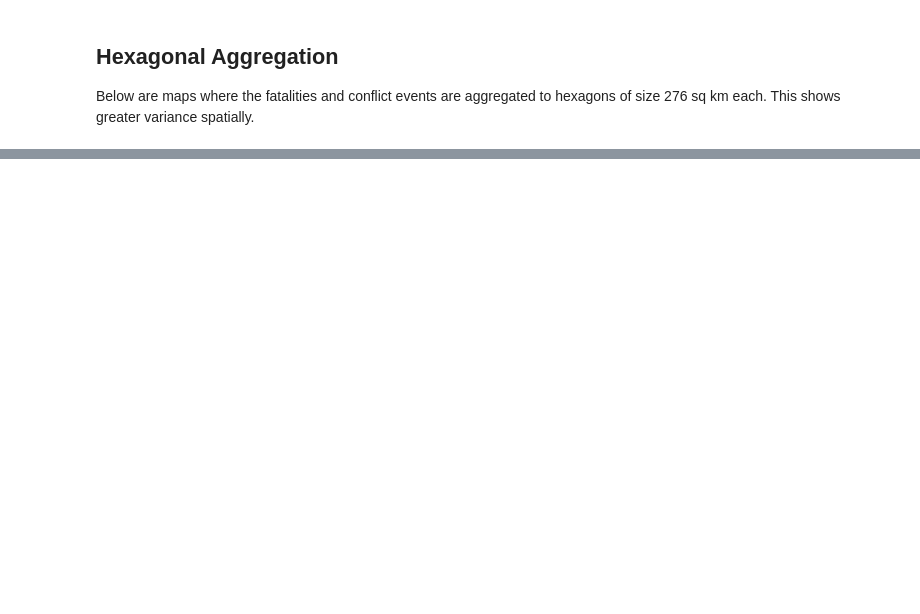
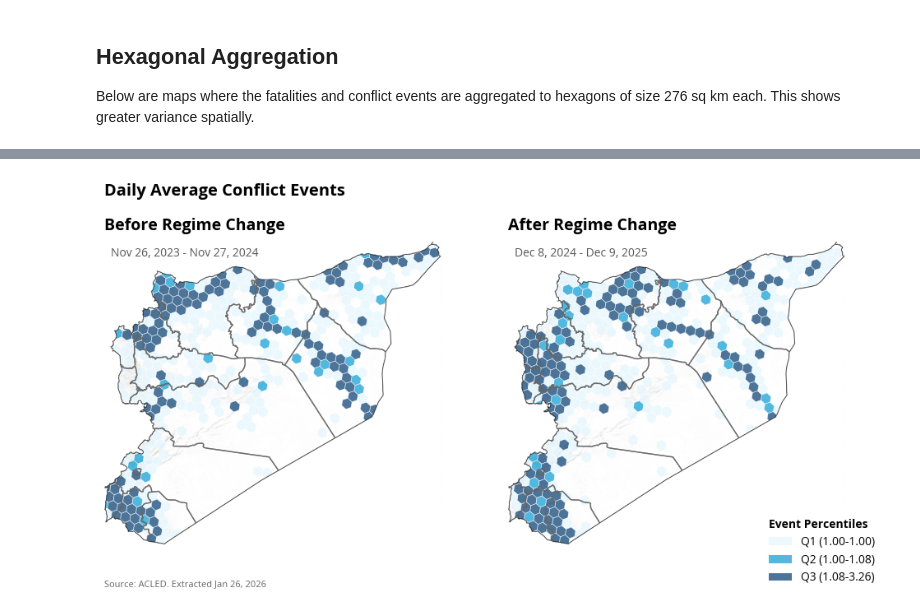
Before and after one commit to datapartnership/syria-economic-monitor, a Jupyter notebook: notebooks/conflict/acled_post_assad.ipynb, the cells around one changed output, grey strips where cells are left out. Cells and saved outputs as stored; diff of their text form; code cells hidden in the pictures; blank space fills up the shorter version.

```diff
--- a/notebooks/conflict/acled_post_assad.ipynb
+++ b/notebooks/conflict/acled_post_assad.ipynb
@@ -52,5 +72,5 @@ data.loc[:, "category"] = data["event_date"].apply(get_conflict_category)
 # %%
-# data.to_csv('../../data/conflict/raw_acled_20250505.csv')
-data = pd.read_csv("../../data/conflict/raw_acled_20250505.csv")
-analysis.data_type_conversion(data)
+data.to_csv(f'../../data/conflict/raw_acled_{extracted_date}.csv')
+data = pd.read_csv(f"../../data/conflict/raw_acled_{extracted_date}.csv")
+processing.data_type_conversion(data)
 # %%
@@ -437,6 +135,6 @@ syria_adm0 = gpd.read_file("../../data/boundaries/syr_admin0.shp")
 ## Hexagonal Aggregation
 Below are maps where the fatalities and conflict events are aggregated to hexagons of size 276 sq km each. This shows greater variance spatially.
 # %%
-syria_h3 = convert_to_h3_grid(syria_adm0, resolution=5)
+syria_h3 = processing.convert_to_h3_grid(syria_adm0, resolution=5)
 # %%
 data["event_date"] = pd.to_datetime(data["event_date"])
@@ -801,0 +178,75 @@ fig, ax = create_bivariate_conflict_map(conflict_daily_h3, "Conflict Patterns in
+# %%
+category_list = ['Before Regime Change', 'After Regime Change']
+# %%
+fig, ax = visuals.get_h3_maps(
+    conflict_daily_h3_mean,
+    'Daily Average Conflict Events',
+    measure='nrEvents',
+    category_list=category_list,
+    custom_colors=["#E3F6FD",
+    "#089BD4",
+    "#023B6F"],
+    country_boundary=syria_adm0,
+    admin1_boundary=syria_adm1,
+    basemap_choice=MAPBOX_BASEMAP_URL,
+    basemap_alpha=0.5,
+        date_ranges={
+        'Before Regime Change': 'Nov 26, 2023 - Nov 27, 2024',
+        'After Regime Change': 'Dec 8, 2024 - Dec 9, 2025'
+    },
+    legend_title='Event Percentiles'
+)
+
+fig, ax = visuals.get_h3_maps(
+    conflict_daily_h3_mean,
+    'Daily Average Conflict Fatalities',
+    measure='nrFatalities',
+    category_list=category_list,
+    custom_colors=['#ffd6b9', '#f99c78',  '#870000'],
+    country_boundary=syria_adm0,
+    admin1_boundary=syria_adm1,
+    basemap_choice=MAPBOX_BASEMAP_URL,
+    basemap_alpha=0.5,
+    date_ranges={
+        'Before Regime Change': 'Nov 26, 2023 - Nov 27, 2024',
+        'After Regime Change': 'Dec 8, 2024 - Dec 9, 2025'
+    },
+    legend_title='Fatality Percentiles'
+)
+
+fig, ax = visuals.get_h3_maps(
+    conflict_daily_h3_mean,
+    title = 'Daily Average Conflict Index',
+    subtitle='Conflict Index is a product of daily average conflict events and daily average fatalities',
+    measure='conflict_intensity_index_op1',
+    category_list=category_list,
+    custom_colors=['#FFE2FF',
+'#D3ACE6',
+'#2F1E9C'],
+    country_boundary=syria_adm0,
+    admin1_boundary=syria_adm1,
+    basemap_choice=MAPBOX_BASEMAP_URL,
+    basemap_alpha=0.5,
+    date_ranges={
+        'Before Regime Change': 'Nov 26, 2023 - Nov 27, 2024',
+        'After Regime Change': 'Dec 8, 2024 - Dec 9, 2025'
+    },
+    legend_title='Conflict Index Percentiles'
+)
+
+fig, ax = visuals.create_bivariate_map_with_basemap(
+    conflict_data=conflict_daily_h3_mean,
+    category_list=category_list,
+    country_boundary=syria_adm0,
+    admin1_boundary=syria_adm1,
+    main_title="Daily Average Conflict Events and Fatalities",
+    basemap_choice=MAPBOX_BASEMAP_URL,
+    basemap_alpha=1,
+    hexagon_alpha=1,
+    date_ranges={
+        'Before Regime Change': 'Nov 26, 2023 - Nov 27, 2024',
+        'After Regime Change': 'Dec 8, 2024 - Dec 9, 2025'
+    }
+)
+# %% [output]
+[figure, added]
```
Also changed, not shown: parts of 66 cells of this notebook, 14 other files.
